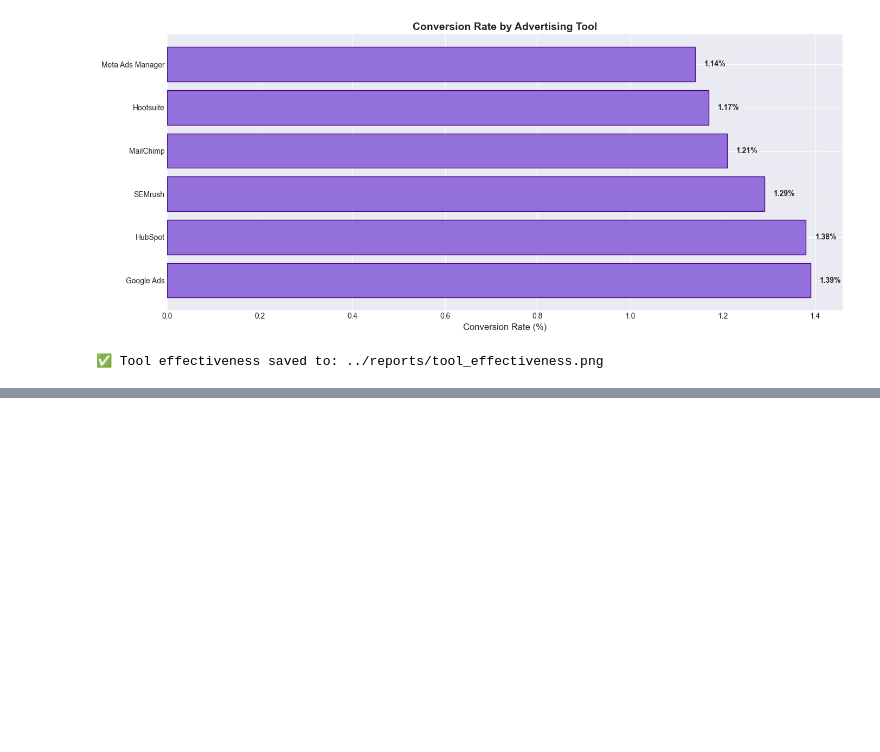
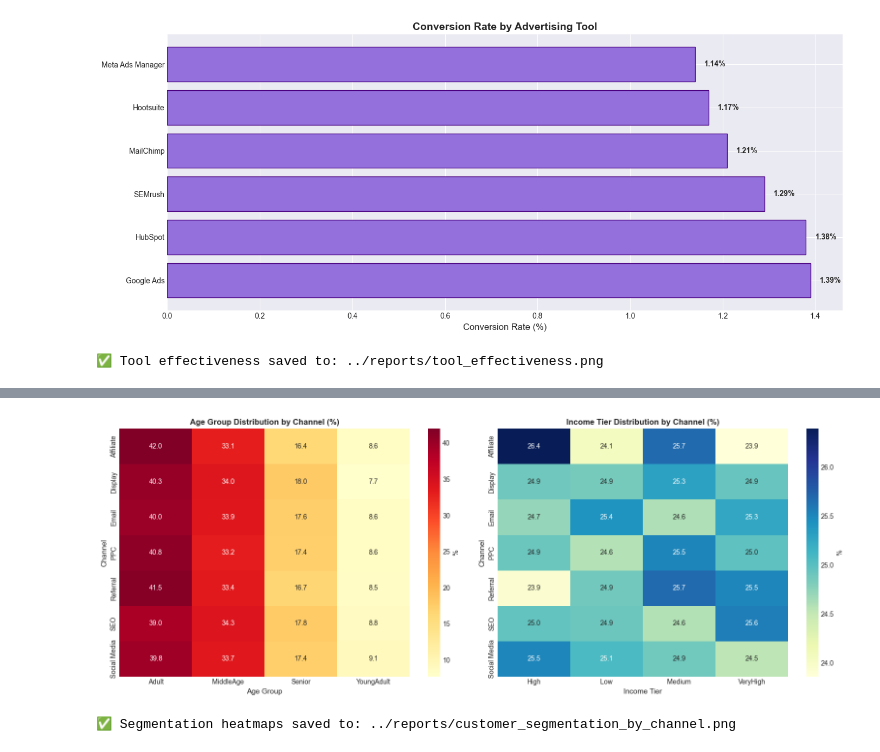
Before and after one commit to barkobt/tubitak-marketing-analytics, a Jupyter notebook: notebooks/03_channel_analytics.ipynb, the cells around one changed output, grey strips where cells are left out. Drawn from its saved outputs; the diff is of its cells as text; code cells hidden in the pictures; blank space fills up the shorter version.

Commit message:
feat(channel-analysis): customer segmentation ve channel×campaign interaction

```diff
--- a/notebooks/03_channel_analytics.ipynb
+++ b/notebooks/03_channel_analytics.ipynb
@@ -310,0 +319,14 @@ Meta Ads Manager             7953                 91           0.0114    1730074
+# %%
+print("\n" + "="*70)
+print("👥 CUSTOMER SEGMENTATION BY CHANNEL")
+print("="*70)
+
+# Age Group × Channel
+print("\n📊 AGE GROUP DISTRIBUTION BY CHANNEL:")
+age_channel = pd.crosstab(df['CampaignChannel'], df['Age_Group'], normalize='index') * 100
+print(age_channel.round(2).to_string())
+
+# Income Tier × Channel
+print("\n💰 INCOME TIER DISTRIBUTION BY CHANNEL:")
+income_channel = pd.crosstab(df['CampaignChannel'], df['Income_Tier'], normalize='index') * 100
+print(income_channel.round(2).to_string())
@@ -310,0 +351,26 @@ Meta Ads Manager             7953                 91           0.0114    1730074
+# %%
+# Visualization: Heatmap
+fig, axes = plt.subplots(1, 2, figsize=(16, 6))
+
+# Age × Channel heatmap
+ax1 = axes[0]
+sns.heatmap(age_channel, annot=True, fmt='.1f', cmap='YlOrRd', ax=ax1, cbar_kws={'label': '%'})
+ax1.set_title('Age Group Distribution by Channel (%)', fontsize=12, fontweight='bold')
+ax1.set_xlabel('Age Group', fontsize=11)
+ax1.set_ylabel('Channel', fontsize=11)
+
+# Income × Channel heatmap
+ax2 = axes[1]
+sns.heatmap(income_channel, annot=True, fmt='.1f', cmap='YlGnBu', ax=ax2, cbar_kws={'label': '%'})
+ax2.set_title('Income Tier Distribution by Channel (%)', fontsize=12, fontweight='bold')
+ax2.set_xlabel('Income Tier', fontsize=11)
+ax2.set_ylabel('Channel', fontsize=11)
+
+plt.tight_layout()
+plt.savefig('../reports/customer_segmentation_by_channel.png', dpi=300, bbox_inches='tight')
+plt.show()
+
+print("\n✅ Segmentation heatmaps saved to: ../reports/customer_segmentation_by_channel.png")
+# %% [output]
+[figure, added]
+✅ Segmentation heatmaps saved to: ../reports/customer_segmentation_by_channel.png
```
Also changed, not shown: parts of 5 cells of this notebook, 2 other files.
